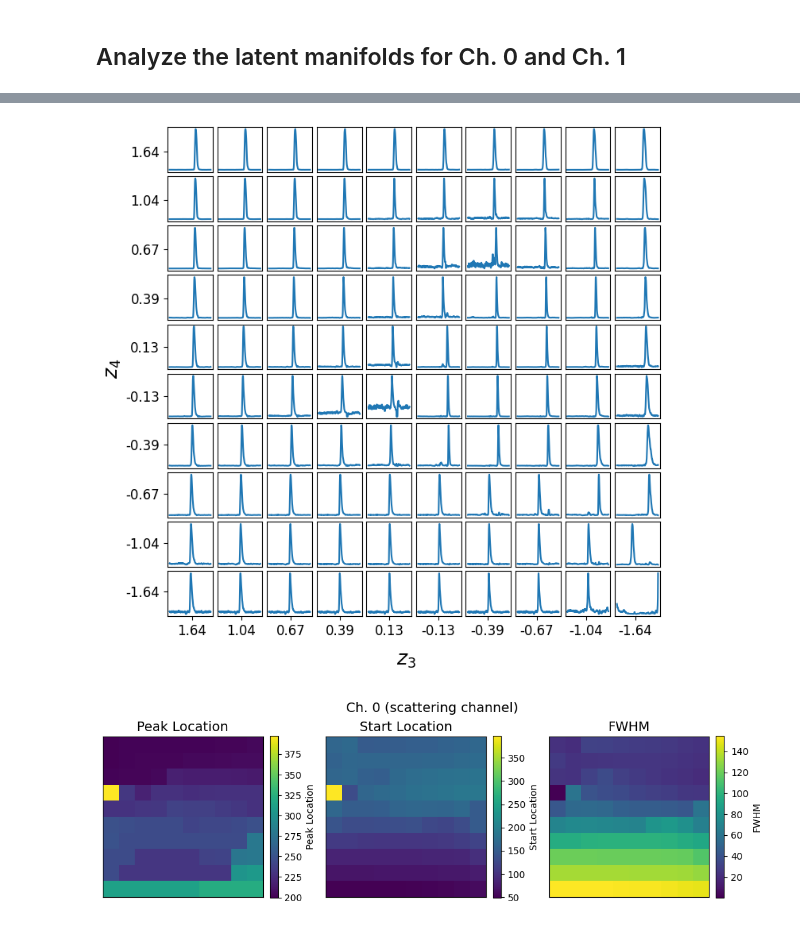
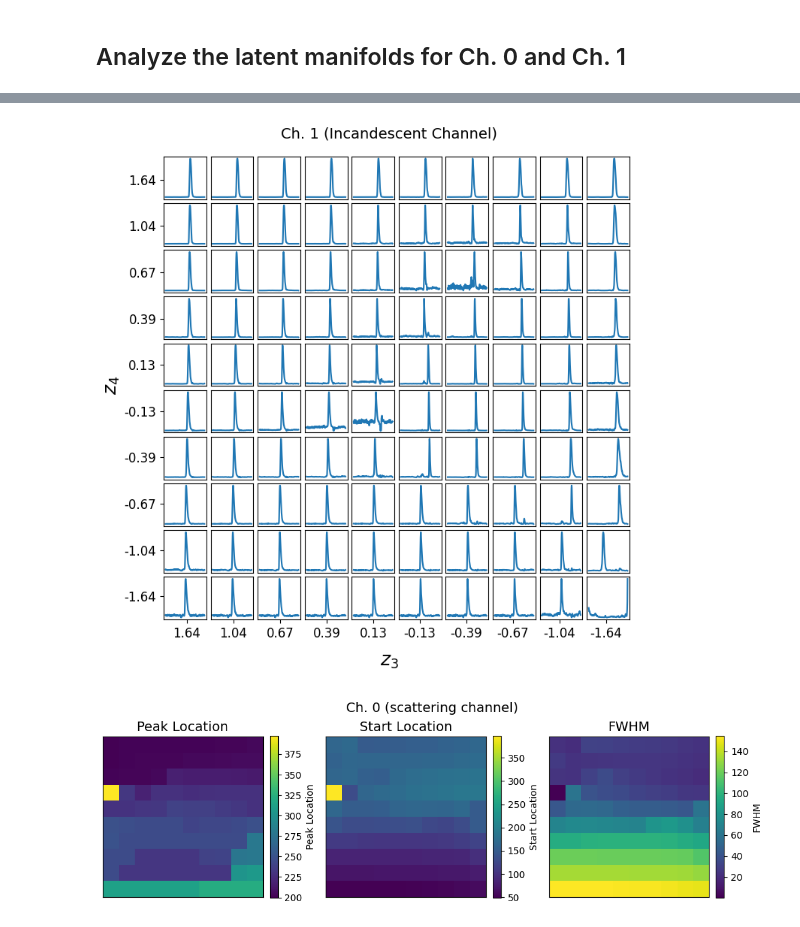
Before and after one commit to kdlamb/SP2-VAE, a Jupyter notebook: SP2_2DLatentSpace.ipynb, the cells around one changed output, grey strips where cells are left out. Drawn from its saved outputs; the diff is of its cells as text; code cells hidden in the pictures.

```diff
--- a/SP2_2DLatentSpace.ipynb
+++ b/SP2_2DLatentSpace.ipynb
@@ -241,7 +241,7 @@ def manifold2d(model, d: int, y: torch.Tensor = None,plot: bool = True,**kwargs:
 
     return loc, grid_x,grid_y
 def plot_spect_grid(spectra: torch.Tensor, d: int, labels: List[str],
-                    xticks: List[float], yticks: List[float], plotname=str):
+                    xticks: List[float], yticks: List[float], figtitle=str,plotname=str):
     """
     Plots a *d*-by-*d* square grid with 1D spectral plots
     """
@@ -256,7 +256,7 @@ def plot_spect_grid(spectra: torch.Tensor, d: int, labels: List[str],
   # Add centered global x and y labels
     fig.text(0.5, 0.04, labels[0], ha='center', va='center', fontsize=18)  # bottom center
     fig.text(0.04, 0.5, labels[1], ha='center', va='center', rotation='vertical', fontsize=18)  # left center
-
+    fig.suptitle(figtitle, fontsize=14,y=0.93)
     # Add an invisible global axis for ticks
     ax_big = fig.add_subplot(111, frameon=False)
     ax_big.tick_params(labelcolor='black', top=False, bottom=True,
@@ -281,8 +282,9 @@ plot_spect_grid(manifold0, d=10,labels=["$z_1$","$z_2$"],xticks=xvals0,yticks=yv
 # %%
 # Manifold Channel 1 (Incandescent Channel)
-plot_spect_grid(manifold1, d=10,labels=["$z_3$","$z_4$"],xticks=xvals1,yticks=yvals1,plotname="ManifoldCh1.png")
+plot_spect_grid(manifold1, d=10,labels=["$z_3$","$z_4$"],xticks=xvals1,yticks=yvals1,
+                figtitle="Ch. 1 (Incandescent Channel)",plotname="ManifoldCh1.png")
 # %% [output]
-[figure, old version]
+[figure, new version]
 # %%
 from scipy.signal import chirp, find_peaks, peak_widths
 from scipy.stats import skewnorm
```
Also changed, not shown: parts of 1 cell of this notebook.
